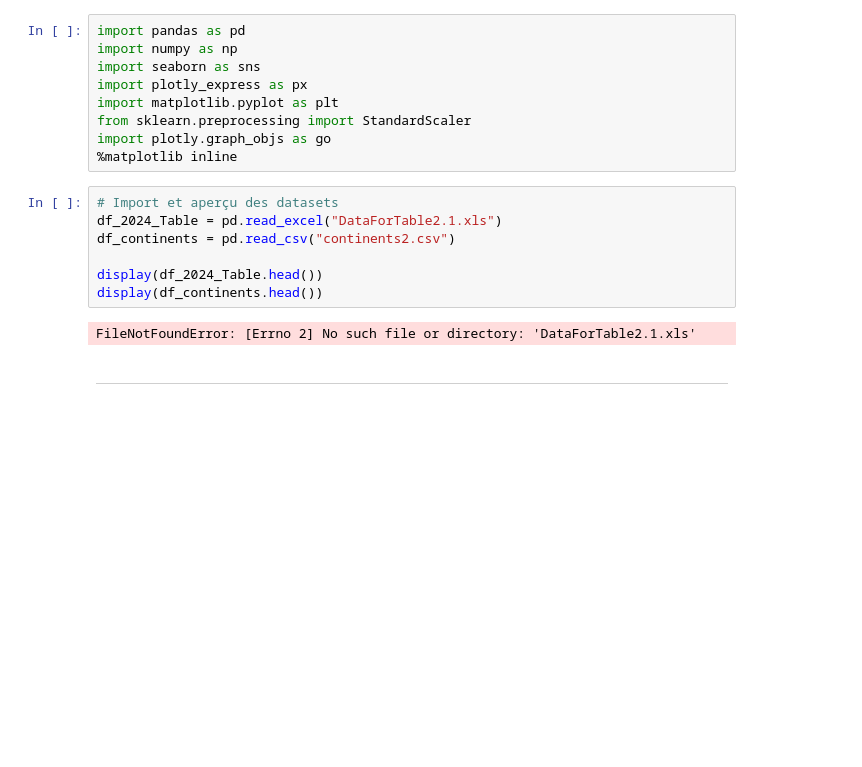
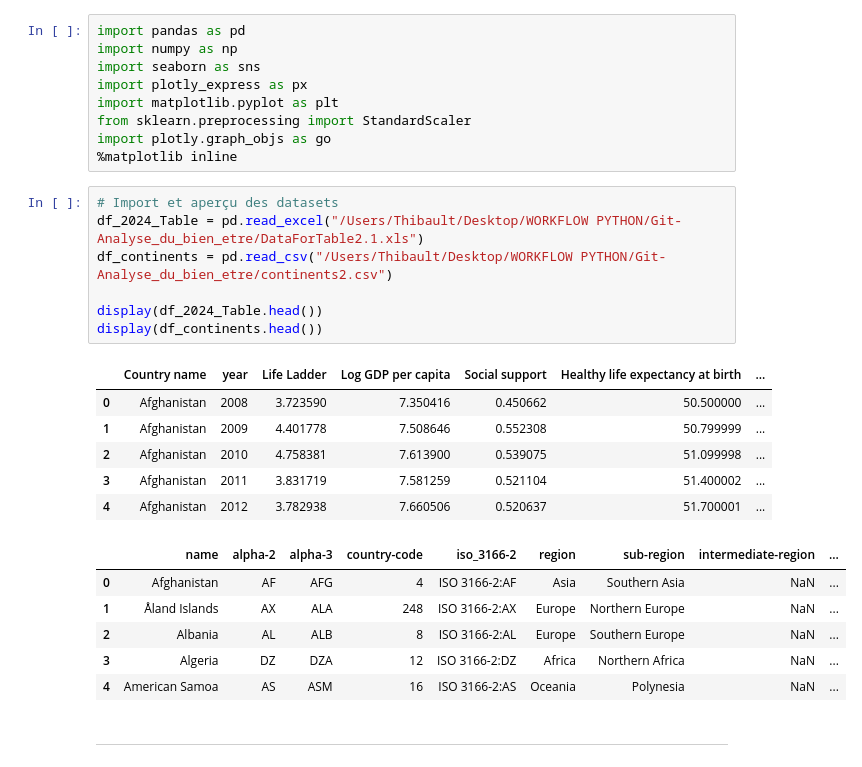
Before and after one commit to FerreJulien/Git-Analyse_du_bien_etre, a Jupyter notebook: Projets/Analyse bien etre_modelisation_thibault.ipynb, the cells around one changed output. Drawn from its saved outputs; the diff is of its cells as text; blank space fills up the shorter version.

```diff
--- a/Projets/Analyse bien etre_modelisation_thibault.ipynb
+++ b/Projets/Analyse bien etre_modelisation_thibault.ipynb
@@ -9,13 +9,24 @@ import plotly.graph_objs as go
 %matplotlib inline
 # %%
 # Import et aperçu des datasets
-df_2024_Table = pd.read_excel("DataForTable2.1.xls")
-df_continents = pd.read_csv("continents2.csv")
+df_2024_Table = pd.read_excel("/Users/Thibault/Desktop/WORKFLOW PYTHON/Git-Analyse_du_bien_etre/DataForTable2.1.xls")
+df_continents = pd.read_csv("/Users/Thibault/Desktop/WORKFLOW PYTHON/Git-Analyse_du_bien_etre/continents2.csv")
 
 display(df_2024_Table.head())
 display(df_continents.head())
 # %% [output]
-FileNotFoundError: [Errno 2] No such file or directory: 'DataForTable2.1.xls'
+|  | Country name | year | Life Ladder | Log GDP per capita | Social support | Healthy life expectancy at birth | ... |
+| 0 | Afghanistan | 2008 | 3.723590 | 7.350416 | 0.450662 | 50.500000 | ... |
+| 1 | Afghanistan | 2009 | 4.401778 | 7.508646 | 0.552308 | 50.799999 | ... |
+| 2 | Afghanistan | 2010 | 4.758381 | 7.613900 | 0.539075 | 51.099998 | ... |
+| 3 | Afghanistan | 2011 | 3.831719 | 7.581259 | 0.521104 | 51.400002 | ... |
+| 4 | Afghanistan | 2012 | 3.782938 | 7.660506 | 0.520637 | 51.700001 | ... |
+|  | name | alpha-2 | alpha-3 | country-code | iso_3166-2 | region | sub-region | intermediate-region | ... |
+| 0 | Afghanistan | AF | AFG | 4 | ISO 3166-2:AF | Asia | Southern Asia | NaN | ... |
+| 1 | Åland Islands | AX | ALA | 248 | ISO 3166-2:AX | Europe | Northern Europe | NaN | ... |
+| 2 | Albania | AL | ALB | 8 | ISO 3166-2:AL | Europe | Southern Europe | NaN | ... |
+| 3 | Algeria | DZ | DZA | 12 | ISO 3166-2:DZ | Africa | Northern Africa | NaN | ... |
+| 4 | American Samoa | AS | ASM | 16 | ISO 3166-2:AS | Oceania | Polynesia | NaN | ... |
 # %% [markdown]
 ________________________________
 # %% [markdown]
```
Also changed, not shown: parts of 20 cells of this notebook.
